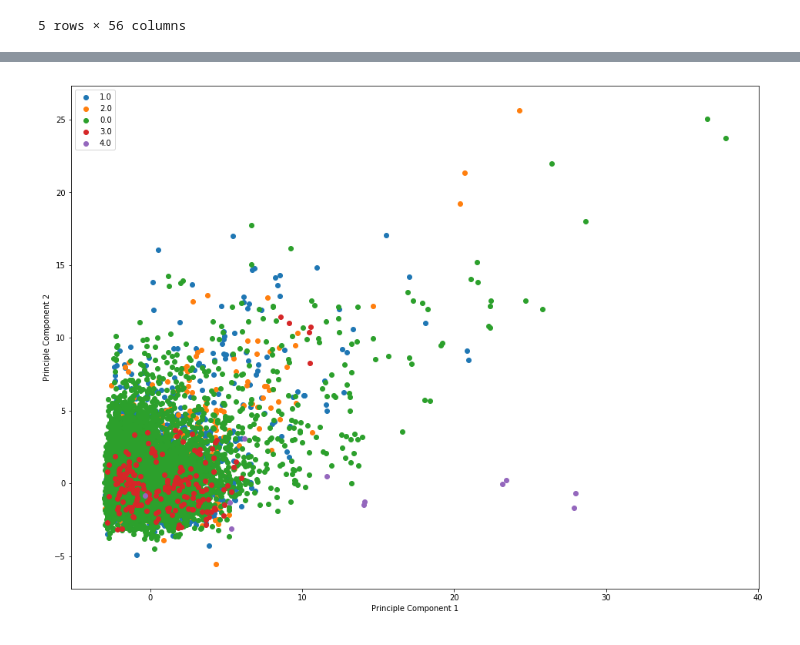
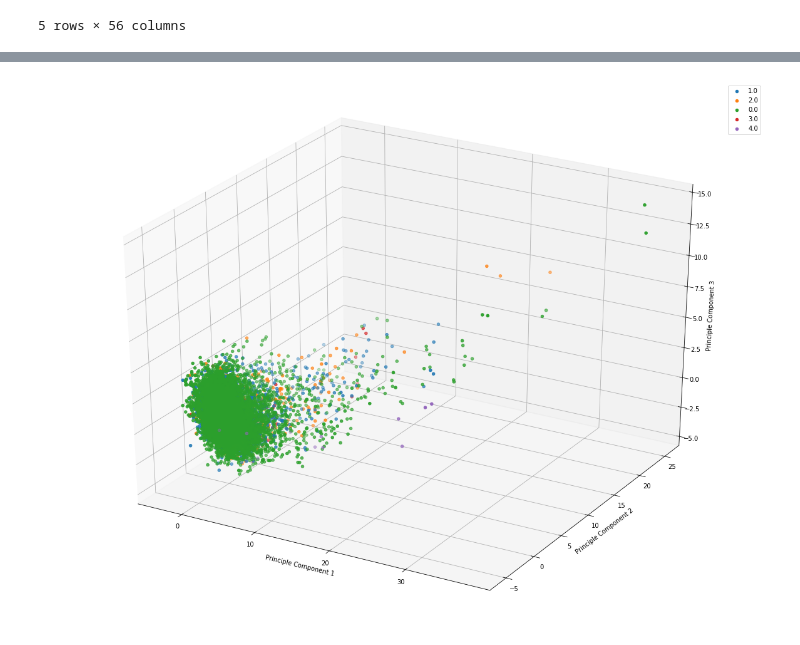
Before and after one commit to nshawen/CIS_PD, a Jupyter notebook: WatchDataPCAClustering.ipynb, the cells around one changed output, grey strips where cells are left out. Saved outputs shown, nothing was run; the diff lists cells and outputs as text; code cells hidden in the pictures.

```diff
--- a/WatchDataPCAClustering.ipynb
+++ b/WatchDataPCAClustering.ipynb
@@ -121,22 +124,22 @@ def plotPCA(sympt, tasks, scored, comp):
 # %%
 ### TASKS
 # tasks = ['Drnkg', 'Drwg', 'Fldg', 'FtnL', 'FtnR', 'NtsBts', 'RamL', 'RamR', 'Sheets', 'Sitng', 'SitStand', 'Stndg', 'Typg', 'Wlkg', 'WlkgCnt']
 # tasks = ['RamL', 'RamR']
 # tasks = ['FtnL', 'FtnR']
 # tasks = ['Sitng', 'Stndg', 'Drwg']
 # tasks = ['Wlkg', 'WlkgCnt']
 tasks = ['Fldg', 'Sheets', 'Drnkg', 'NtsBts', 'Typg']
 
 ### LABEL_TYPE
 # label_type = 'TaskAbb'
 label_type = 'Tremor'
 # label_type = 'Bradykinesia'
 # label_type = 'Dyskinesia'
 # label_type = 'Overall'
 
-DataPCA = plotPCA(label_type, tasks, True, 2)
+DataPCA = plotPCA(label_type, tasks, True, 3)
 # %% [output]
-[figure, old version]
+[figure, new version]
 # %%
 def TrainTestCluster(tasks, clusters):
 
```
Also changed, not shown: parts of 6 cells of this notebook.
